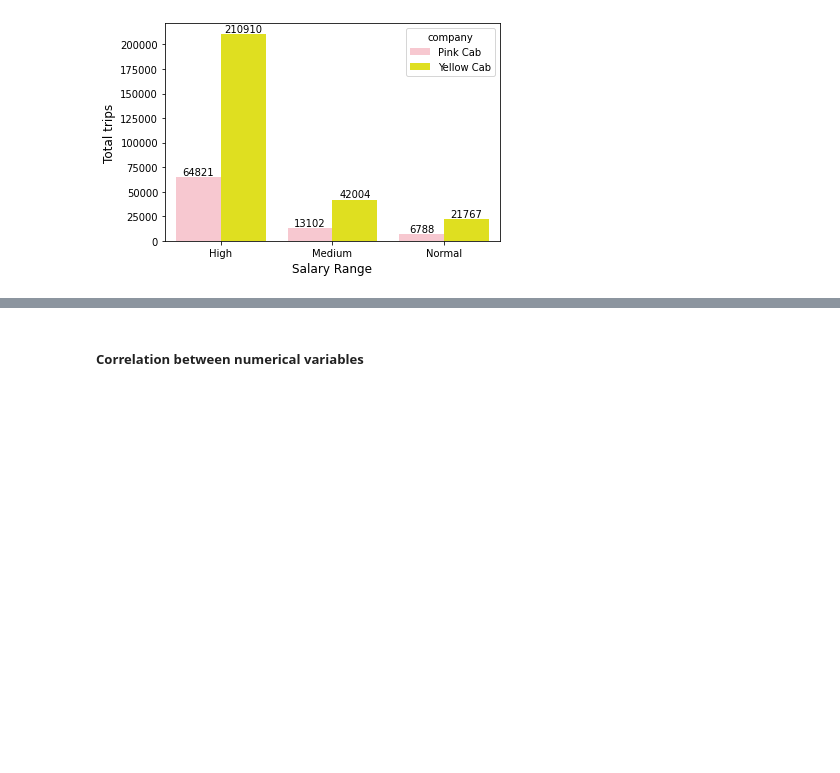
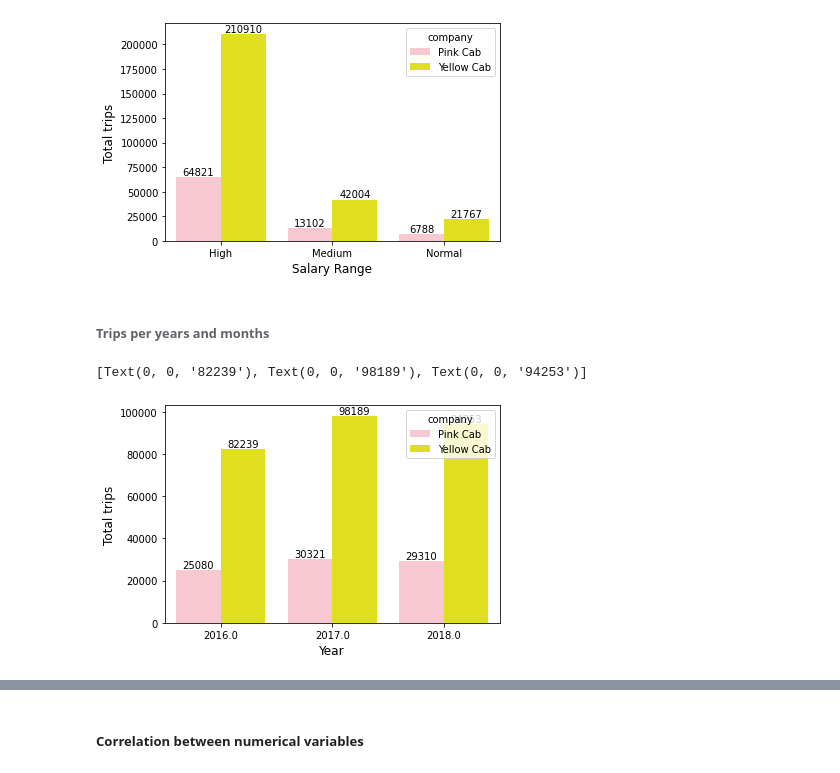
Before and after one commit to aj-linan/cab_company_invest, a Jupyter notebook: Cab_EDA.ipynb, the cells around one changed output, grey strips where cells are left out. Drawn from its saved outputs; the diff is of its cells as text; code cells hidden in the pictures; blank space fills up the shorter version.

```diff
--- a/Cab_EDA.ipynb
+++ b/Cab_EDA.ipynb
@@ -376,3 +376,19 @@ ax1.bar_label(ax1.containers[1] )
 # %% [output]
 [Text(0, 0, '210910'), Text(0, 0, '42004'), Text(0, 0, '21767')]
 [figure]
+# %% [markdown]
+###### Trips per years and months
+# %%
+df_master["year"] = pd. DatetimeIndex(df_master['date_of_travel']).year
+df_master["month"] = pd. DatetimeIndex(df_master['date_of_travel']).month
+df_master["year"].apply(lambda x: str(x))
+df_master["month"].apply(lambda x: str(x))
+
+ax1 = sns.countplot(x="year", hue="company",palette=['pink', 'yellow'], data=df_master)
+ax1.set_xlabel("Year", fontsize = 12)
+ax1.set_ylabel("Total trips", fontsize = 12)
+ax1.bar_label(ax1.containers[0] )
+ax1.bar_label(ax1.containers[1] )
+# %% [output]
+[Text(0, 0, '82239'), Text(0, 0, '98189'), Text(0, 0, '94253')]
+[figure, added]
```
Also changed, not shown: parts of 1 cell of this notebook.
